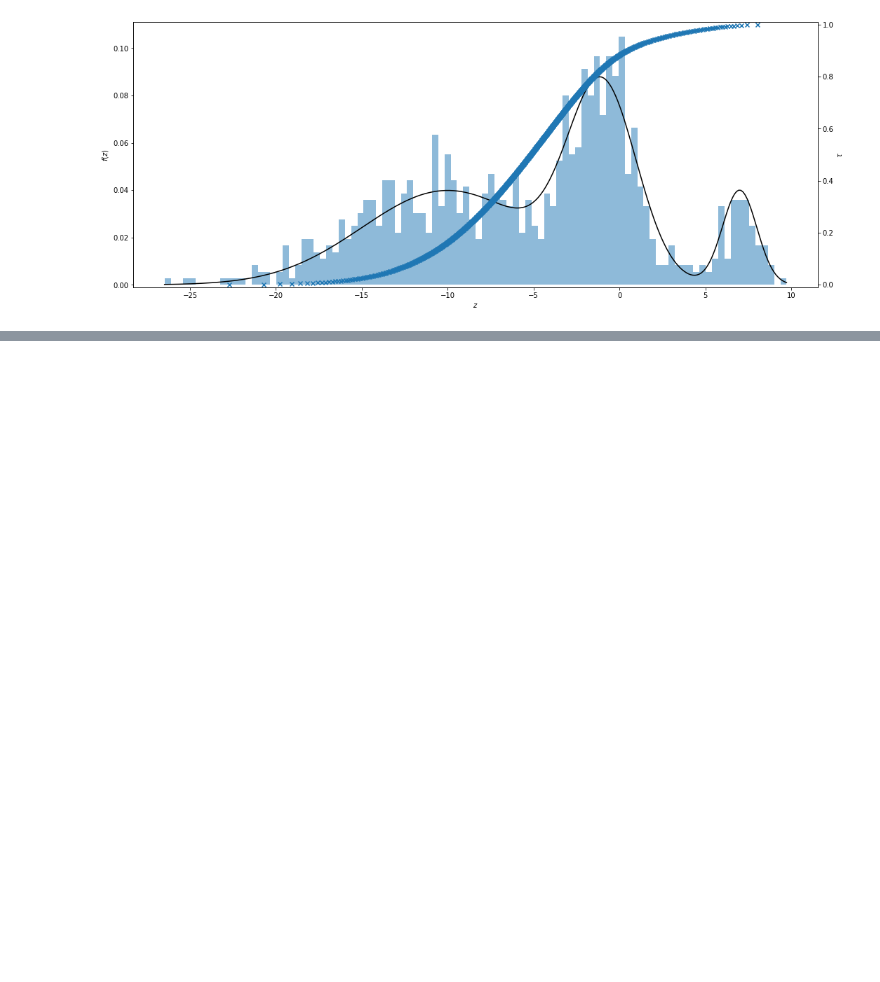
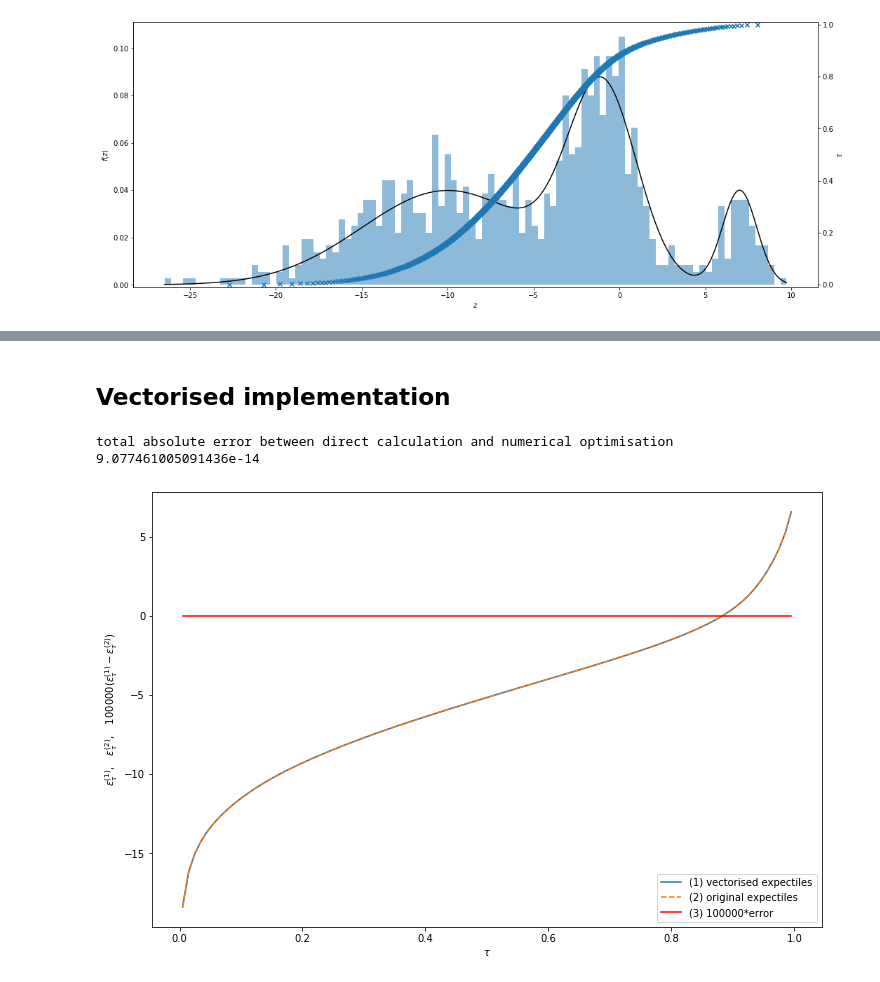
Before and after one commit to matomatical/neuRL, a Jupyter notebook: ComputingExpectiles.ipynb, the cells around one changed output, grey strips where cells are left out. Saved outputs shown, nothing was run; the diff lists cells and outputs as text; code cells hidden in the pictures; blank space fills up the shorter version.

Commit message:
vectorise expectiles

```diff
--- a/ComputingExpectiles.ipynb
+++ b/ComputingExpectiles.ipynb
@@ -339,20 +340,0 @@ plt.show()
-# %%
-sorted_sample = np.sort(new_sample)
-N = len(sorted_sample)
-F = np.cumsum(np.ones_like(sorted_sample)/N)
-M = np.cumsum(sorted_sample / N)
-mean = M[-1]
-
-plt.figure(figsize=(15, 3))
-for i, tau in enumerate(np.concatenate([np.linspace(0, 0.01, 10), np.linspace(0.99, 1, 10)])):
-    prob_balance = ((1 - tau) * F + tau * (1 - F))
-    mean_balance = ((1 - tau) * M + tau * (mean - M))
-    balance = mean_balance - sorted_sample * prob_balance
-    plt.plot(sorted_sample, balance, color=plt.cm.gist_rainbow(i/20))
-plt.ylim([-0.01, 0.01])
-lohi = sorted_sample[0], sorted_sample[-1]
-plt.plot(lohi, [0, 0], linestyle=":", color="gray")
-plt.ylabel(r"$-\frac{1}{2}\frac{\partial}{\partial \epsilon} ER(\epsilon;\eta,\tau)$")
-plt.xlabel(r"$\epsilon$")
-plt.title(r"neg ER loss gradient is monotonically decreasing in $\epsilon$")
-plt.show()
@@ -401,0 +341,2 @@ def expectile_verbose(sample, tau):
+# %% [markdown]
+## Vectorised implementation
@@ -401,0 +407,25 @@ def expectile_verbose(sample, tau):
+# %%
+taus = tauspace(101)
+
+r1 = np.array(expectile_vec(SAMPLE, taus))
+r2 = np.array(expectile(SAMPLE, taus))
+
+print("total absolute error between direct calculation and numerical optimisation")
+print(np.sum(np.abs(r2-r1)))
+
+plt.figure(figsize=(12, 8))
+plt.plot(taus, r1, linestyle="-",  label="(1) vectorised expectiles")
+plt.plot(taus, r2, linestyle="--", label="(2) original expectiles")
+
+for t, d in zip(taus, 100000*(r1-r2)):
+    plt.plot([t, t], [0, d], color="red")
+plt.plot(taus, np.zeros_like(taus), color="red", label="(3) 100000*error")
+
+plt.legend(loc="lower right")
+plt.xlabel(r"$\tau$")
+plt.ylabel(r"$\epsilon_\tau^{(1)},\quad\epsilon_\tau^{(2)},\quad100000(\epsilon_\tau^{(1)}-\epsilon_\tau^{(2)})$")
+plt.show()
+# %% [output]
+total absolute error between direct calculation and numerical optimisation
+9.077461005091436e-14
+[figure, added]
```
Also changed, not shown: parts of 11 cells of this notebook, 1 other file.
